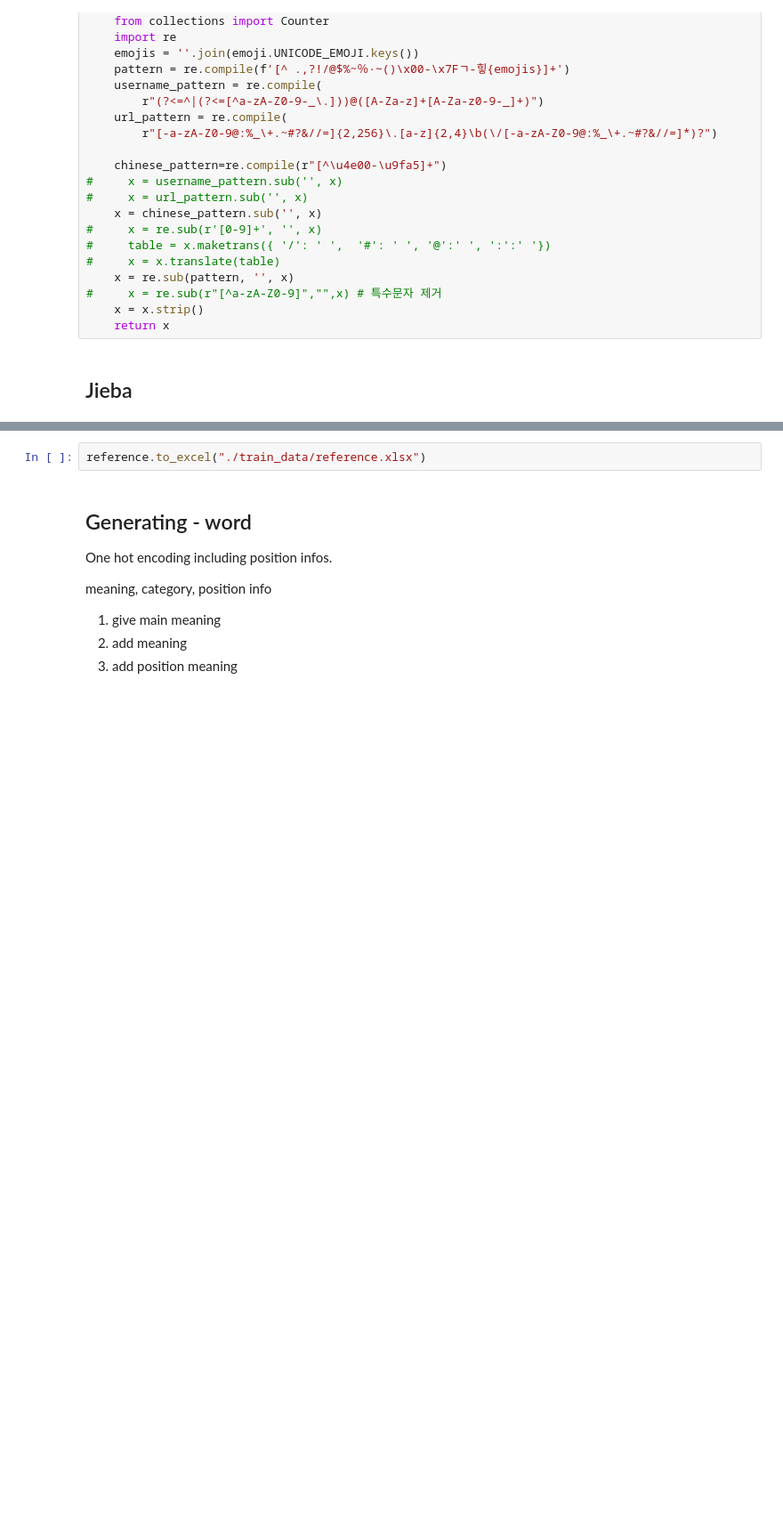
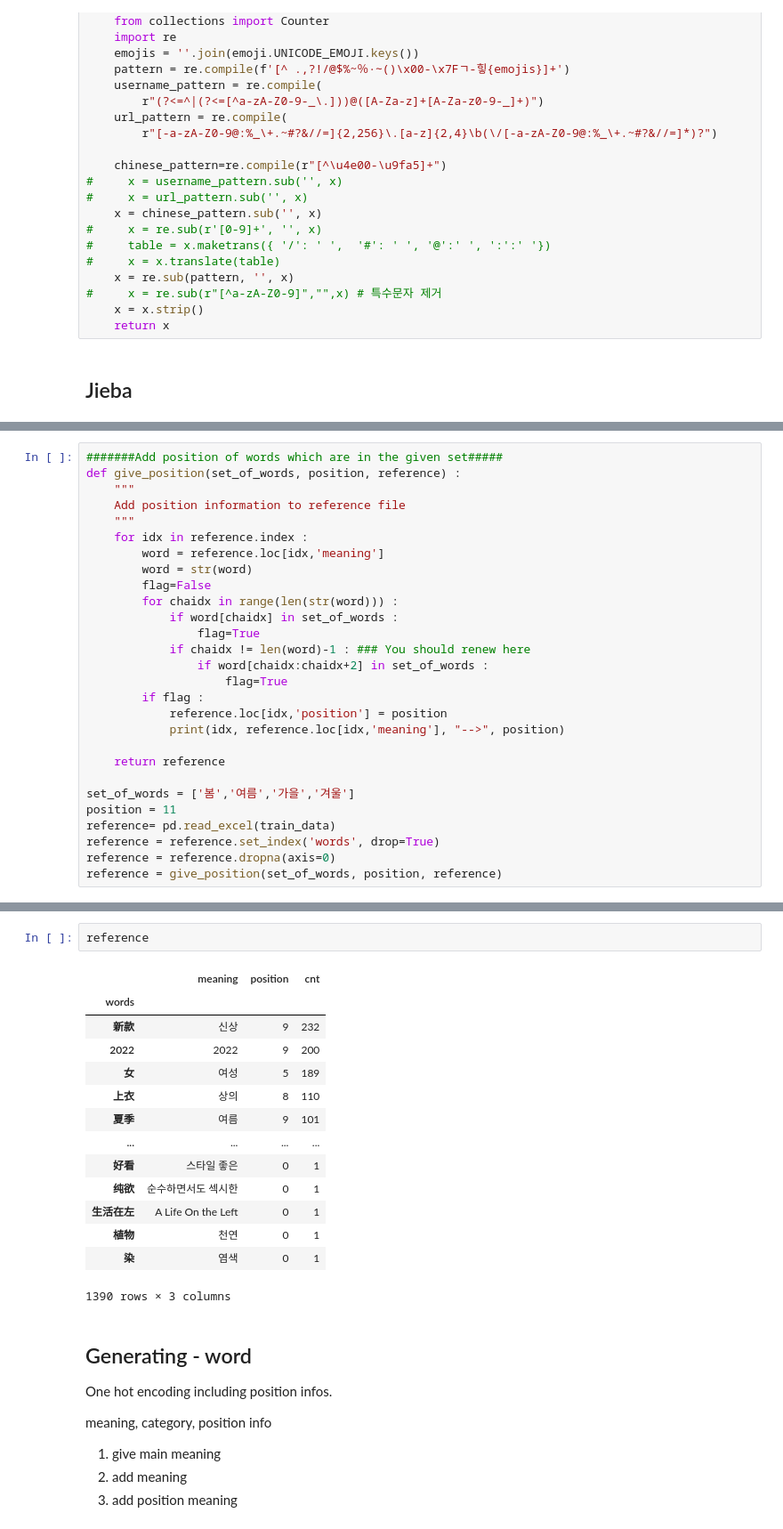
Before and after one commit to GwiHwan-Go/pyselenium_specific_simpleMT, a Jupyter notebook: train.ipynb, the cells around one changed output, grey strips where cells are left out. Shown at 89% size. Cells and saved outputs as stored; diff of their text form; blank space fills up the shorter version.

```diff
--- a/train.ipynb
+++ b/train.ipynb
@@ -222,0 +199,28 @@ data has been updated 0 times
+# %%
+#######Add position of words which are in the given set#####
+def give_position(set_of_words, position, reference) :
+    """
+    Add position information to reference file
+    """
+    for idx in reference.index :
+        word = reference.loc[idx,'meaning']
+        word = str(word)
+        flag=False
+        for chaidx in range(len(str(word))) :
+            if word[chaidx] in set_of_words :
+                flag=True
+            if chaidx != len(word)-1 : ### You should renew here
+                if word[chaidx:chaidx+2] in set_of_words :
+                    flag=True
+        if flag :
+            reference.loc[idx,'position'] = position
+            print(idx, reference.loc[idx,'meaning'], "-->", position)
+
+    return reference
+
+set_of_words = ['봄','여름','가을','겨울']
+position = 11
+reference= pd.read_excel(train_data)
+reference = reference.set_index('words', drop=True)
+reference = reference.dropna(axis=0)
+reference = give_position(set_of_words, position, reference)
@@ -262,5 +318,20 @@ h.close()
-# %%
-reference.to_excel("./train_data/reference.xlsx")
+# %%
+reference
+# %% [output]
+|  | meaning | position | cnt |
+| words |  |  |  |
+| 新款 | 신상 | 9 | 232 |
+| 2022 | 2022 | 9 | 200 |
+| 女 | 여성 | 5 | 189 |
+| 上衣 | 상의 | 8 | 110 |
+| 夏季 | 여름 | 9 | 101 |
+| ... | ... | ... | ... |
+| 好看 | 스타일 좋은 | 0 | 1 |
+| 纯欲 | 순수하면서도 섹시한 | 0 | 1 |
+| 生活在左 | A Life On the Left | 0 | 1 |
+| 植物 | 천연 | 0 | 1 |
+| 染 | 염색 | 0 | 1 |
+1390 rows × 3 columns
 # %% [markdown]
 ## Generating - word
 
```
Also changed, not shown: parts of 6 cells of this notebook.
